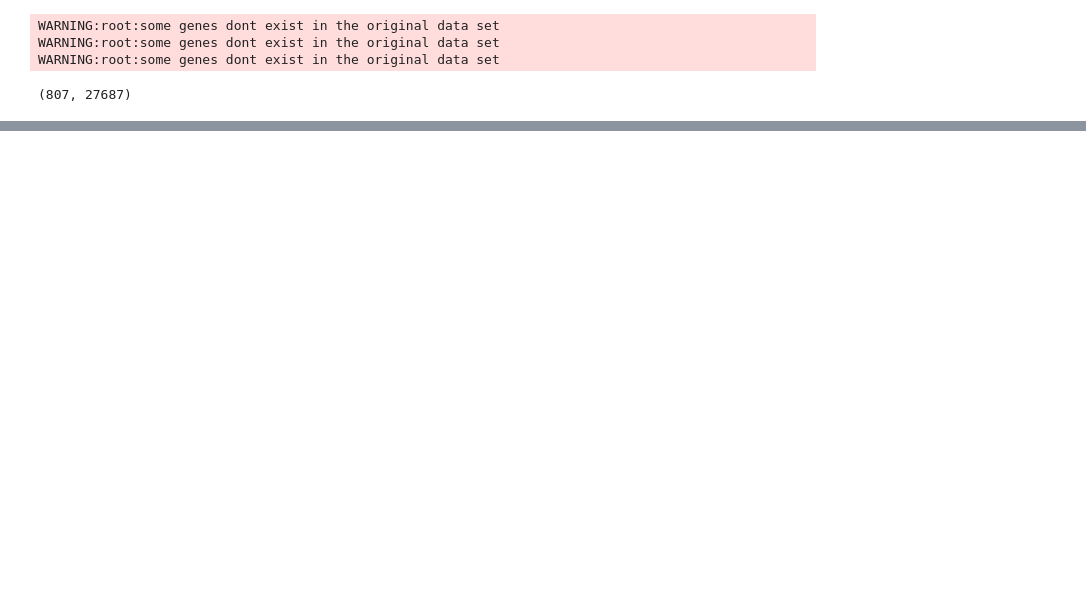
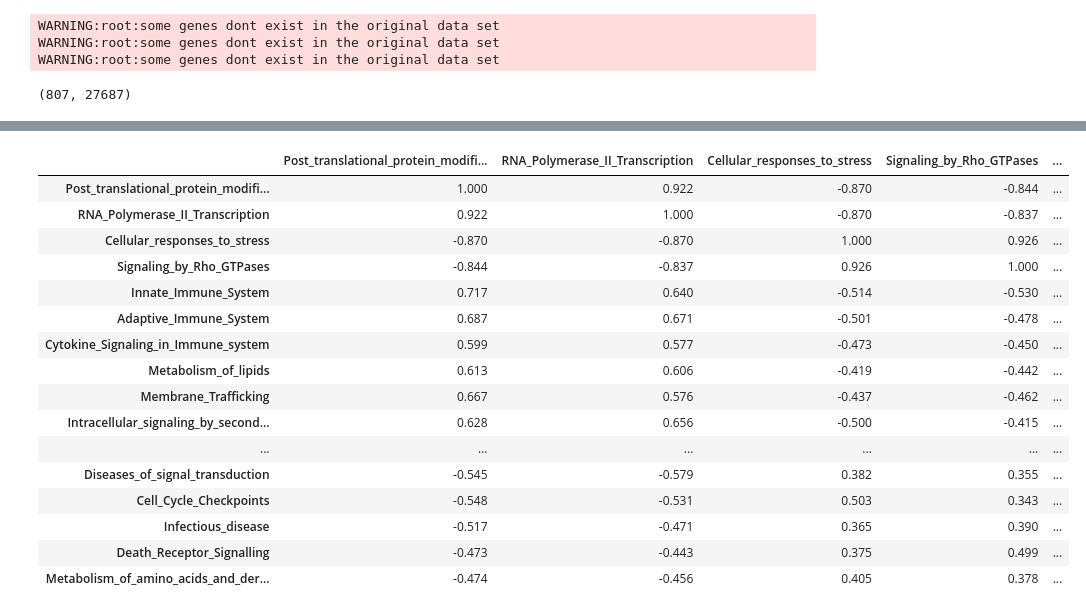
Before and after one commit to zhanglab-aim/cancer-net, a Jupyter notebook: demos/prostate_pnet.ipynb, the cells around one changed output, grey strips where cells are left out. Saved outputs shown, nothing was run; the diff lists cells and outputs as text; code cells hidden in the pictures; blank space fills up the shorter version.

```diff
--- a/demos/prostate_pnet.ipynb
+++ b/demos/prostate_pnet.ipynb
@@ -191,0 +202,3 @@ recall 0.7058823529411765
+# %%
+data_for_pysr = explain_mod.predict(x_train)
+print(len(data_for_pysr))
@@ -191,0 +208,11 @@ recall 0.7058823529411765
+# %%
+h0 = pd.DataFrame(data_for_pysr[0], columns=reactome_map[0].index)
+h1 = pd.DataFrame(data_for_pysr[1], columns=pathway_names.loc[reactome_map[1].index]['pathway_name'])
+h2 = pd.DataFrame(data_for_pysr[2], columns=pathway_names.loc[reactome_map[2].index]['pathway_name'])
+out = pd.DataFrame(data_for_pysr[3], columns=['out'])
+# %%
+h1 = (h1-h1.mean())/(h1.std())
+# %%
+tmp = h1.join(out)
+tmp_corr = tmp.corr()['out'].abs().sort_values(ascending=False).drop('out')
+tmp_corr.head(20)
@@ -191,0 +237,20 @@ recall 0.7058823529411765
+# %%
+tmp[tmp_corr.head(20).index].corr().round(3)
+# %% [output]
+|  | Post_translational_protein_modifi... | RNA_Polymerase_II_Transcription | Cellular_responses_to_stress | Signaling_by_Rho_GTPases | ... |
+| Post_translational_protein_modifi... | 1.000 | 0.922 | -0.870 | -0.844 | ... |
+| RNA_Polymerase_II_Transcription | 0.922 | 1.000 | -0.870 | -0.837 | ... |
+| Cellular_responses_to_stress | -0.870 | -0.870 | 1.000 | 0.926 | ... |
+| Signaling_by_Rho_GTPases | -0.844 | -0.837 | 0.926 | 1.000 | ... |
+| Innate_Immune_System | 0.717 | 0.640 | -0.514 | -0.530 | ... |
+| Adaptive_Immune_System | 0.687 | 0.671 | -0.501 | -0.478 | ... |
+| Cytokine_Signaling_in_Immune_system | 0.599 | 0.577 | -0.473 | -0.450 | ... |
+| Metabolism_of_lipids | 0.613 | 0.606 | -0.419 | -0.442 | ... |
+| Membrane_Trafficking | 0.667 | 0.576 | -0.437 | -0.462 | ... |
+| Intracellular_signaling_by_second... | 0.628 | 0.656 | -0.500 | -0.415 | ... |
+| ... | ... | ... | ... | ... | ... |
+| Diseases_of_signal_transduction | -0.545 | -0.579 | 0.382 | 0.355 | ... |
+| Cell_Cycle_Checkpoints | -0.548 | -0.531 | 0.503 | 0.343 | ... |
+| Infectious_disease | -0.517 | -0.471 | 0.365 | 0.390 | ... |
+| Death_Receptor_Signalling | -0.473 | -0.443 | 0.375 | 0.499 | ... |
+| Metabolism_of_amino_acids_and_der... | -0.474 | -0.456 | 0.405 | 0.378 | ... |
```
Also changed, not shown: parts of 22 cells of this notebook, 4 other files.
